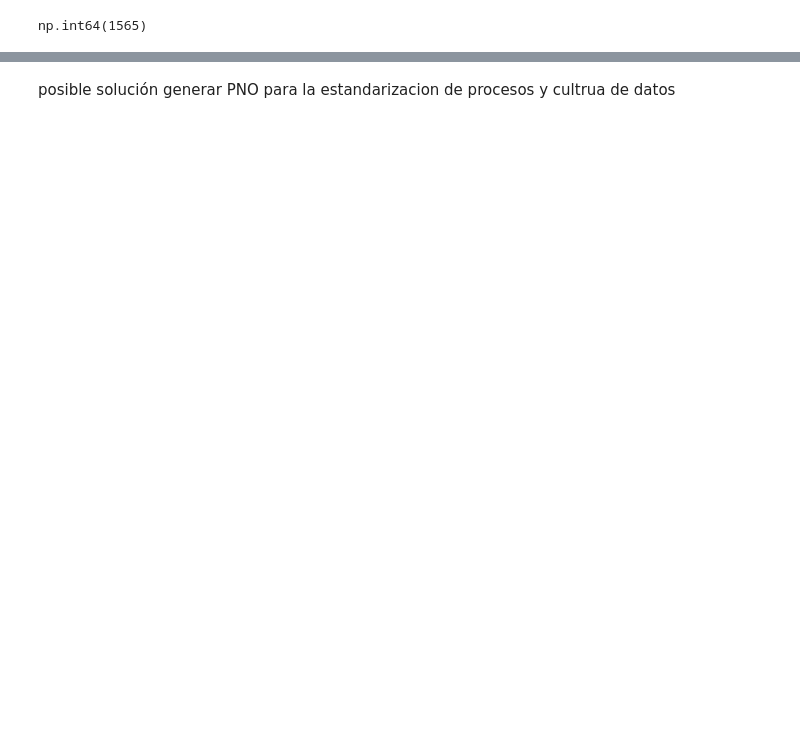
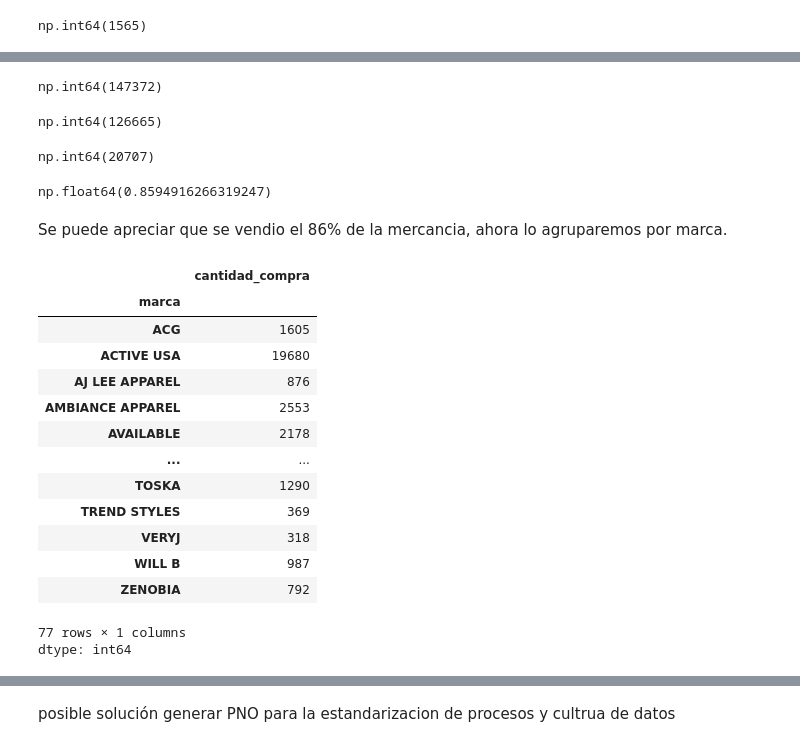
Before and after one commit to Adrian-estrada-chavez/clothing-sales-roi-analysis, a Jupyter notebook: notebooks/Clothing_sales_roi_analysis.ipynb, the cells around one changed output, grey strips where cells are left out. Saved outputs shown, nothing was run; the diff lists cells and outputs as text; code cells hidden in the pictures; blank space fills up the shorter version.

```diff
--- a/notebooks/Clothing_sales_roi_analysis.ipynb
+++ b/notebooks/Clothing_sales_roi_analysis.ipynb
@@ -848,0 +878,40 @@ dtype: float64
+# %%
+cantidad_compra=inv_general['cantidad_compra'].sum()
+cantidad_compra
+# %% [output]
+np.int64(147372)
+# %%
+cantidad_vendida=inv_general['cantidad_vendida'].sum()
+cantidad_vendida
+# %% [output]
+np.int64(126665)
+# %%
+cantidad_actual_piezas=cantidad_compra-cantidad_vendida
+cantidad_actual_piezas
+# %% [output]
+np.int64(20707)
+# %%
+cantidad_vendida/cantidad_compra
+# %% [output]
+np.float64(0.8594916266319247)
+# %% [markdown]
+Se puede apreciar que se vendio el 86% de la mercancia, ahora lo agruparemos por marca.
+# %%
+cantidad_compra_marca=inv_general.groupby('marca')['cantidad_compra'].sum()
+cantidad_compra_marca
+# %% [output]
+|  | cantidad_compra |
+| marca |  |
+| ACG | 1605 |
+| ACTIVE USA | 19680 |
+| AJ LEE APPAREL | 876 |
+| AMBIANCE APPAREL | 2553 |
+| AVAILABLE | 2178 |
+| ... | ... |
+| TOSKA | 1290 |
+| TREND STYLES | 369 |
+| VERYJ | 318 |
+| WILL B | 987 |
+| ZENOBIA | 792 |
+77 rows × 1 columns
+dtype: int64
```
Also changed, not shown: parts of 13 cells of this notebook.
